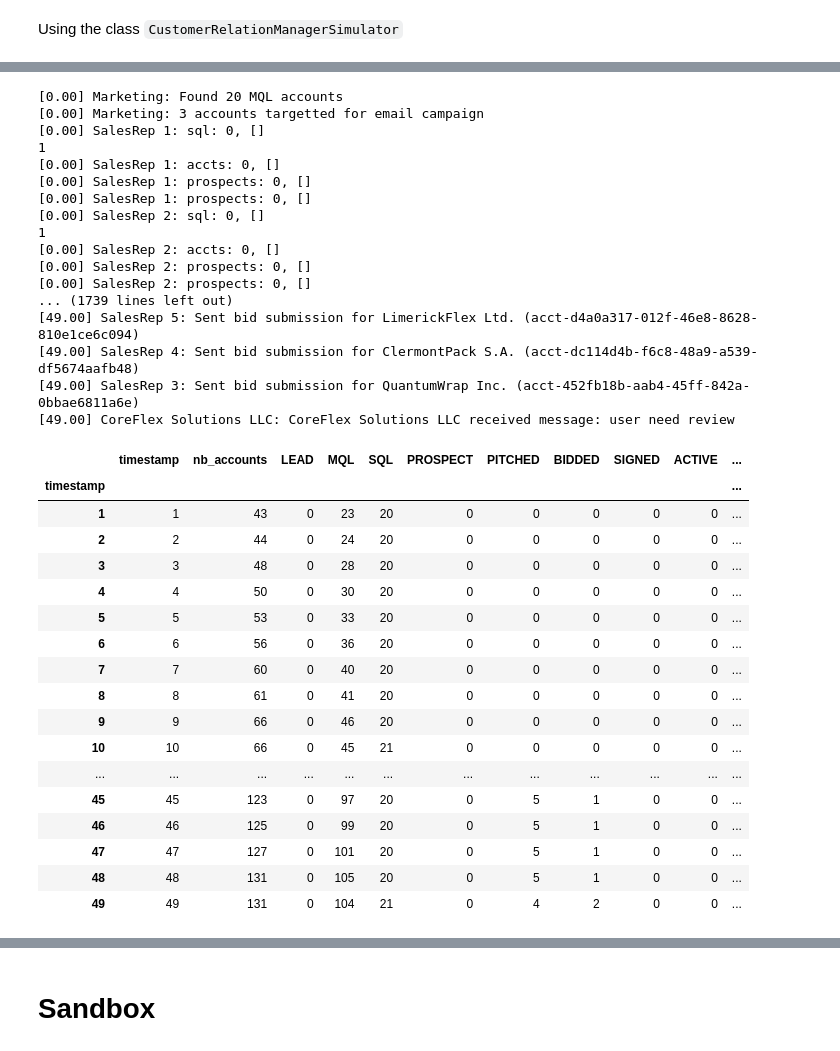
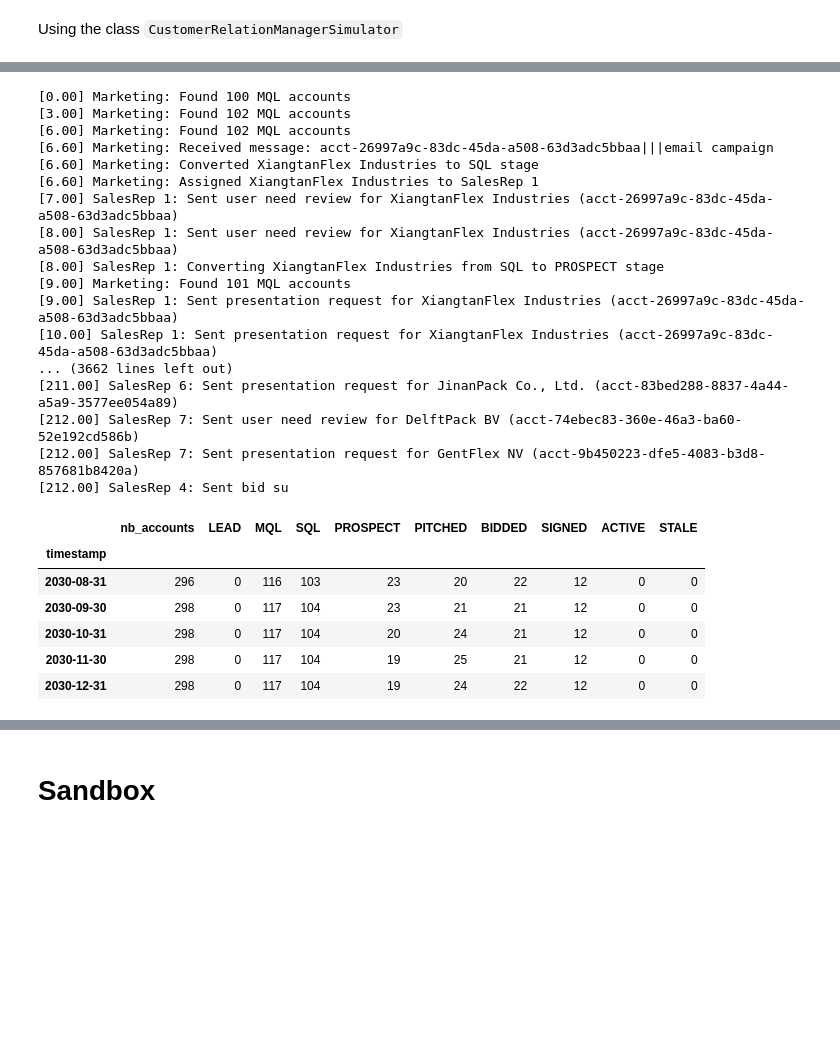
Before and after one commit to vtecftwy/crm-sim, a Jupyter notebook: nbs/wip_04_crm_simpy.ipynb, the cells around one changed output, grey strips where cells are left out. Cells and saved outputs as stored; diff of their text form; code cells hidden in the pictures; blank space fills up the shorter version.

```diff
--- a/nbs/wip_04_crm_simpy.ipynb
+++ b/nbs/wip_04_crm_simpy.ipynb
@@ -196,43 +204,38 @@ Created 20 SQL accounts
 # %%
 # crm.iterate()
-crm.run(until=50)
+crm.run(until=52*5)
 # %% [output]
-[0.00] Marketing: Found 20 MQL accounts
-[0.00] Marketing: 3 accounts targetted for email campaign
-[0.00] SalesRep 1: sql: 0, []
-1
-[0.00] SalesRep 1: accts: 0, []
-[0.00] SalesRep 1: prospects: 0, []
-[0.00] SalesRep 1: prospects: 0, []
-[0.00] SalesRep 2: sql: 0, []
-1
-[0.00] SalesRep 2: accts: 0, []
-[0.00] SalesRep 2: prospects: 0, []
-[0.00] SalesRep 2: prospects: 0, []
-... (1739 lines left out)
-[49.00] SalesRep 5: Sent bid submission for LimerickFlex Ltd. (acct-d4a0a317-012f-46e8-8628-810e1ce6c094)
-[49.00] SalesRep 4: Sent bid submission for ClermontPack S.A. (acct-dc114d4b-f6c8-48a9-a539-df5674aafb48)
-[49.00] SalesRep 3: Sent bid submission for QuantumWrap Inc. (acct-452fb18b-aab4-45ff-842a-0bbae6811a6e)
-[49.00] CoreFlex Solutions LLC: CoreFlex Solutions LLC received message: user need review
+[0.00] Marketing: Found 100 MQL accounts
+[3.00] Marketing: Found 102 MQL accounts
+[6.00] Marketing: Found 102 MQL accounts
+[6.60] Marketing: Received message: acct-26997a9c-83dc-45da-a508-63d3adc5bbaa|||email campaign
+[6.60] Marketing: Converted XiangtanFlex Industries to SQL stage
+[6.60] Marketing: Assigned XiangtanFlex Industries to SalesRep 1
+[7.00] SalesRep 1: Sent user need review for XiangtanFlex Industries (acct-26997a9c-83dc-45da-a508-63d3adc5bbaa)
+[8.00] SalesRep 1: Sent user need review for XiangtanFlex Industries (acct-26997a9c-83dc-45da-a508-63d3adc5bbaa)
+[8.00] SalesRep 1: Converting XiangtanFlex Industries from SQL to PROSPECT stage
+[9.00] Marketing: Found 101 MQL accounts
+[9.00] SalesRep 1: Sent presentation request for XiangtanFlex Industries (acct-26997a9c-83dc-45da-a508-63d3adc5bbaa)
+[10.00] SalesRep 1: Sent presentation request for XiangtanFlex Industries (acct-26997a9c-83dc-45da-a508-63d3adc5bbaa)
+... (3662 lines left out)
+[211.00] SalesRep 6: Sent presentation request for JinanPack Co., Ltd. (acct-83bed288-8837-4a44-a5a9-3577ee054a89)
+[212.00] SalesRep 7: Sent user need review for DelftPack BV (acct-74ebec83-360e-46a3-ba60-52e192cd586b)
+[212.00] SalesRep 7: Sent presentation request for GentFlex NV (acct-9b450223-dfe5-4083-b3d8-857681b8420a)
+[212.00] SalesRep 4: Sent bid su
-# %%
-crm.get_account_stats()
-# %% [output]
-|  | timestamp | nb_accounts | LEAD | MQL | SQL | PROSPECT | PITCHED | BIDDED | SIGNED | ACTIVE | ... |
-| timestamp |  |  |  |  |  |  |  |  |  |  | ... |
-| 1 | 1 | 43 | 0 | 23 | 20 | 0 | 0 | 0 | 0 | 0 | ... |
-| 2 | 2 | 44 | 0 | 24 | 20 | 0 | 0 | 0 | 0 | 0 | ... |
-| 3 | 3 | 48 | 0 | 28 | 20 | 0 | 0 | 0 | 0 | 0 | ... |
-| 4 | 4 | 50 | 0 | 30 | 20 | 0 | 0 | 0 | 0 | 0 | ... |
-| 5 | 5 | 53 | 0 | 33 | 20 | 0 | 0 | 0 | 0 | 0 | ... |
-| 6 | 6 | 56 | 0 | 36 | 20 | 0 | 0 | 0 | 0 | 0 | ... |
-| 7 | 7 | 60 | 0 | 40 | 20 | 0 | 0 | 0 | 0 | 0 | ... |
-| 8 | 8 | 61 | 0 | 41 | 20 | 0 | 0 | 0 | 0 | 0 | ... |
-| 9 | 9 | 66 | 0 | 46 | 20 | 0 | 0 | 0 | 0 | 0 | ... |
-| 10 | 10 | 66 | 0 | 45 | 21 | 0 | 0 | 0 | 0 | 0 | ... |
-| ... | ... | ... | ... | ... | ... | ... | ... | ... | ... | ... | ... |
-| 45 | 45 | 123 | 0 | 97 | 20 | 0 | 5 | 1 | 0 | 0 | ... |
-| 46 | 46 | 125 | 0 | 99 | 20 | 0 | 5 | 1 | 0 | 0 | ... |
-| 47 | 47 | 127 | 0 | 101 | 20 | 0 | 5 | 1 | 0 | 0 | ... |
-| 48 | 48 | 131 | 0 | 105 | 20 | 0 | 5 | 1 | 0 | 0 | ... |
-| 49 | 49 | 131 | 0 | 104 | 21 | 0 | 4 | 2 | 0 | 0 | ... |
+# %%
+df = crm.get_account_stats()
+coi = ['MQL', 'SQL', 'PROSPECT', 'PITCHED', 'BIDDED', 'SIGNED', 'ACTIVE', 'STALE']
+coi = ['PROSPECT', 'PITCHED', 'BIDDED', 'SIGNED', 'ACTIVE', 'STALE']
+df.loc[:, coi].div(df.loc[:,coi].sum(axis=1), axis=0).mean(axis=0)
+df.loc[:, coi].mean(axis=0)
+
+df.tail()
+# %% [output]
+|  | nb_accounts | LEAD | MQL | SQL | PROSPECT | PITCHED | BIDDED | SIGNED | ACTIVE | STALE |
+| timestamp |  |  |  |  |  |  |  |  |  |  |
+| 2030-08-31 | 296 | 0 | 116 | 103 | 23 | 20 | 22 | 12 | 0 | 0 |
+| 2030-09-30 | 298 | 0 | 117 | 104 | 23 | 21 | 21 | 12 | 0 | 0 |
+| 2030-10-31 | 298 | 0 | 117 | 104 | 20 | 24 | 21 | 12 | 0 | 0 |
+| 2030-11-30 | 298 | 0 | 117 | 104 | 19 | 25 | 21 | 12 | 0 | 0 |
+| 2030-12-31 | 298 | 0 | 117 | 104 | 19 | 24 | 22 | 12 | 0 | 0 |
 # %%
```
Also changed, not shown: parts of 28 cells of this notebook, 3 other files.
